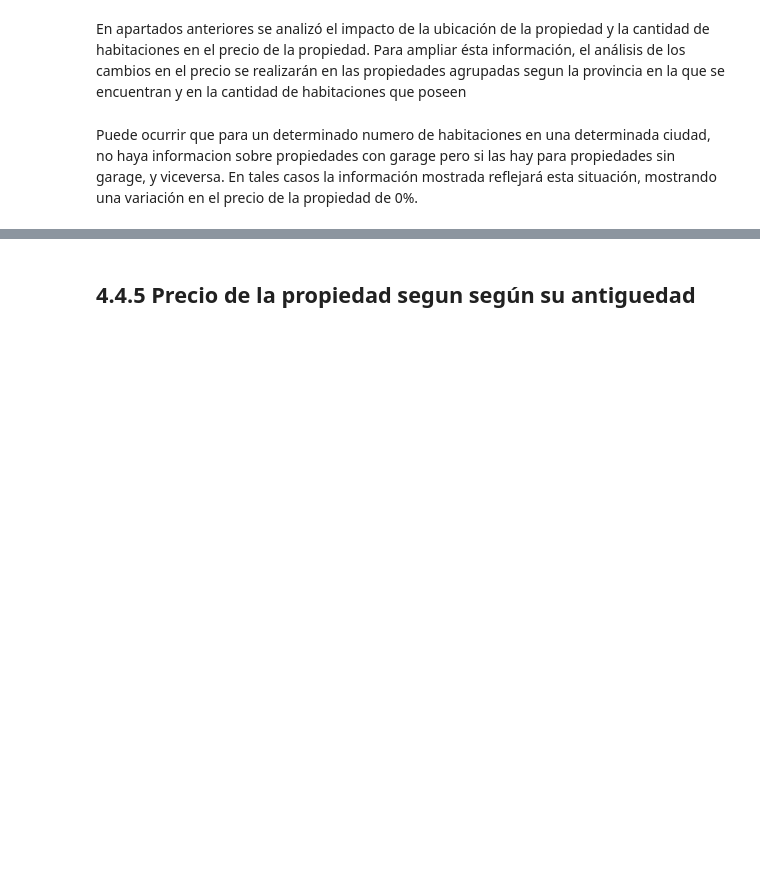
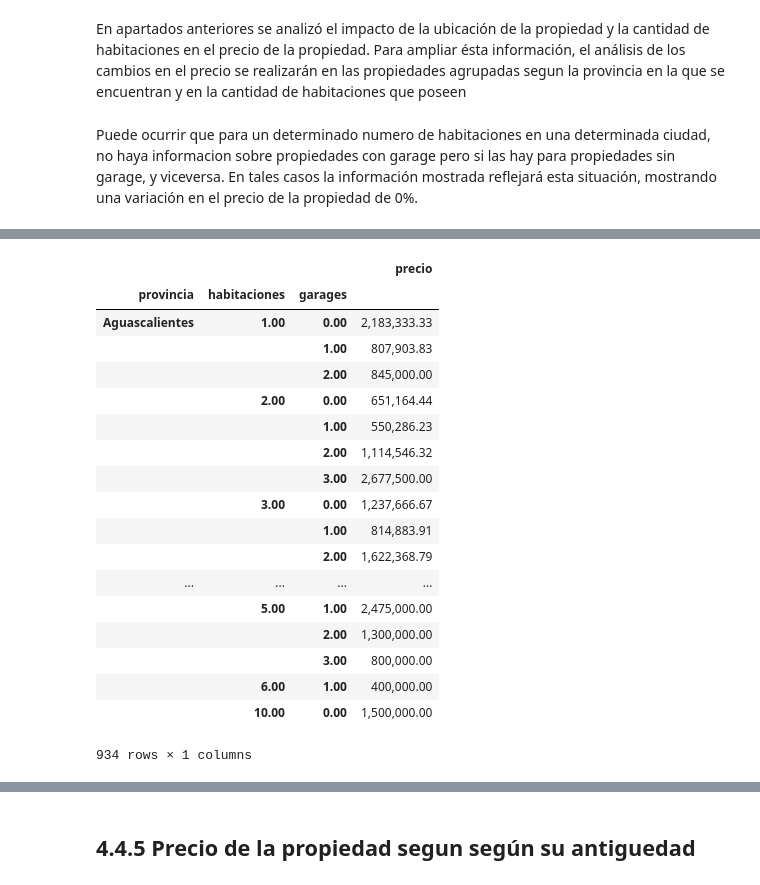
Before and after one commit to tomasSabao/TP1-OrganizacionDeDatos, a Jupyter notebook: TP1.ipynb, the cells around one changed output, grey strips where cells are left out. Saved outputs shown, nothing was run; the diff lists cells and outputs as text; code cells hidden in the pictures; blank space fills up the shorter version.

```diff
--- a/TP1.ipynb
+++ b/TP1.ipynb
@@ -524,0 +470,23 @@ df_muestra
+# %%
+df_garages=df.groupby(['provincia','habitaciones','garages']).agg({'precio':'mean'})
+df_garages
+# %% [output]
+|  |  |  | precio |
+| provincia | habitaciones | garages |  |
+| Aguascalientes | 1.00 | 0.00 | 2,183,333.33 |
+|  |  | 1.00 | 807,903.83 |
+|  |  | 2.00 | 845,000.00 |
+|  | 2.00 | 0.00 | 651,164.44 |
+|  |  | 1.00 | 550,286.23 |
+|  |  | 2.00 | 1,114,546.32 |
+|  |  | 3.00 | 2,677,500.00 |
+|  | 3.00 | 0.00 | 1,237,666.67 |
+|  |  | 1.00 | 814,883.91 |
+|  |  | 2.00 | 1,622,368.79 |
+| ... | ... | ... | ... |
+|  | 5.00 | 1.00 | 2,475,000.00 |
+|  |  | 2.00 | 1,300,000.00 |
+|  |  | 3.00 | 800,000.00 |
+|  | 6.00 | 1.00 | 400,000.00 |
+|  | 10.00 | 0.00 | 1,500,000.00 |
+934 rows × 1 columns
```
Also changed, not shown: parts of 63 cells of this notebook.
